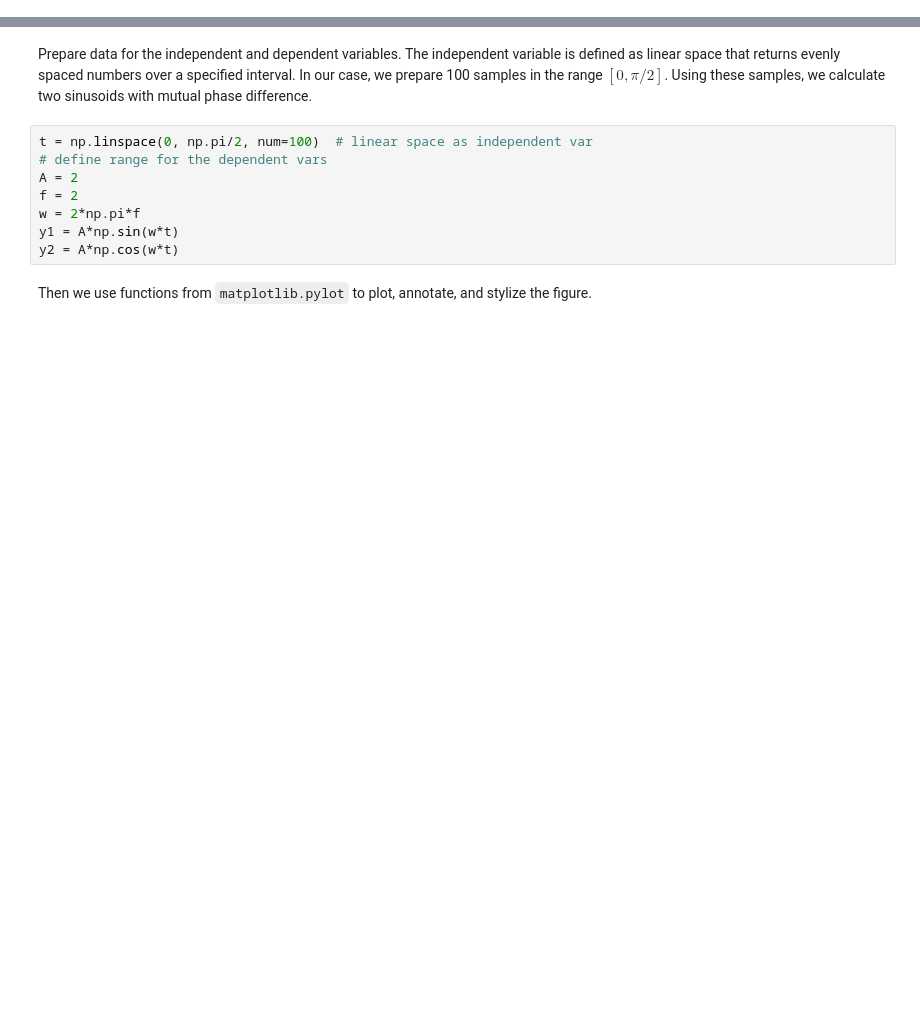
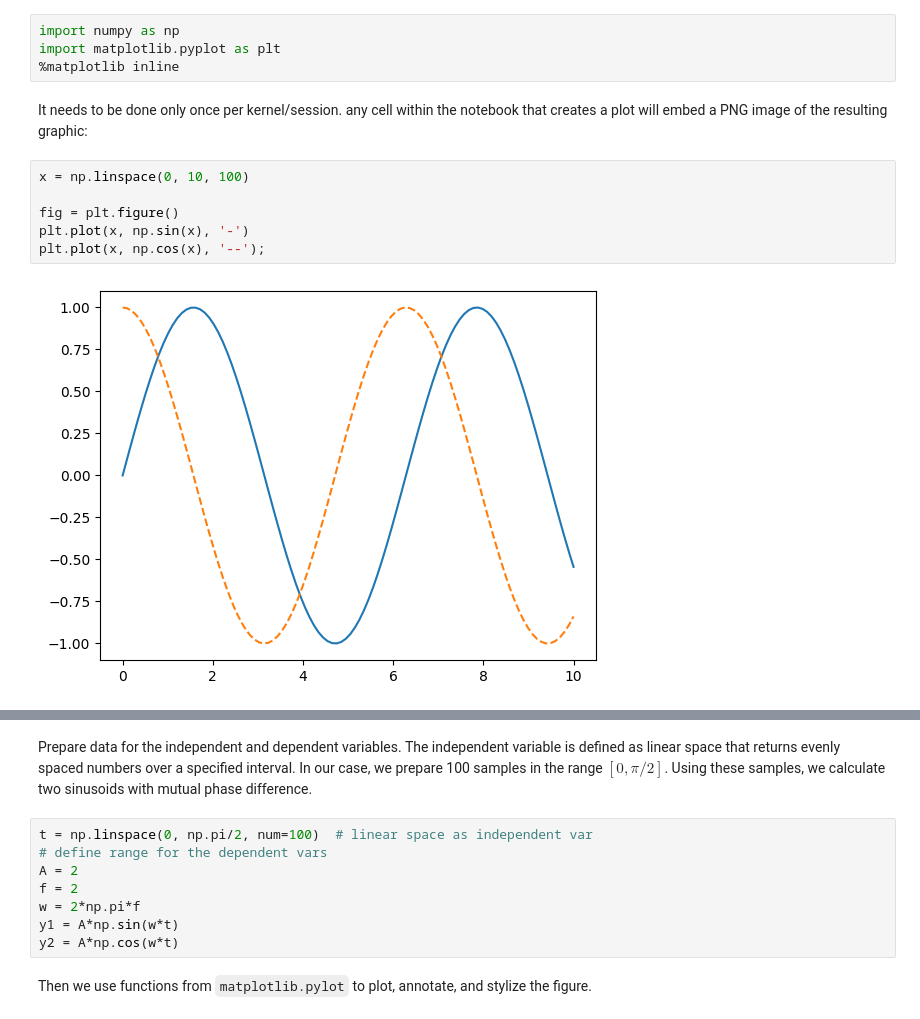
Before and after one commit to adeelahmadk/data-science-notes, a Jupyter notebook: 01d-matplotlib-vis.ipynb, the cells around one changed output, grey strips where cells are left out. Cells and saved outputs as stored; diff of their text form; blank space fills up the shorter version.

```diff
--- a/01d-matplotlib-vis.ipynb
+++ b/01d-matplotlib-vis.ipynb
@@ -4,0 +33,14 @@ This notebook is an basic demonstration in ploting & visualization using matplot
+# %%
+import numpy as np
+import matplotlib.pyplot as plt
+%matplotlib inline
+# %% [markdown]
+It needs to be done only once per kernel/session. any cell within the notebook that creates a plot will embed a PNG image of the resulting graphic:
+# %%
+x = np.linspace(0, 10, 100)
+
+fig = plt.figure()
+plt.plot(x, np.sin(x), '-')
+plt.plot(x, np.cos(x), '--');
+# %% [output]
+[figure, added]
```
Also changed, not shown: parts of 29 cells of this notebook, 5 other files.
